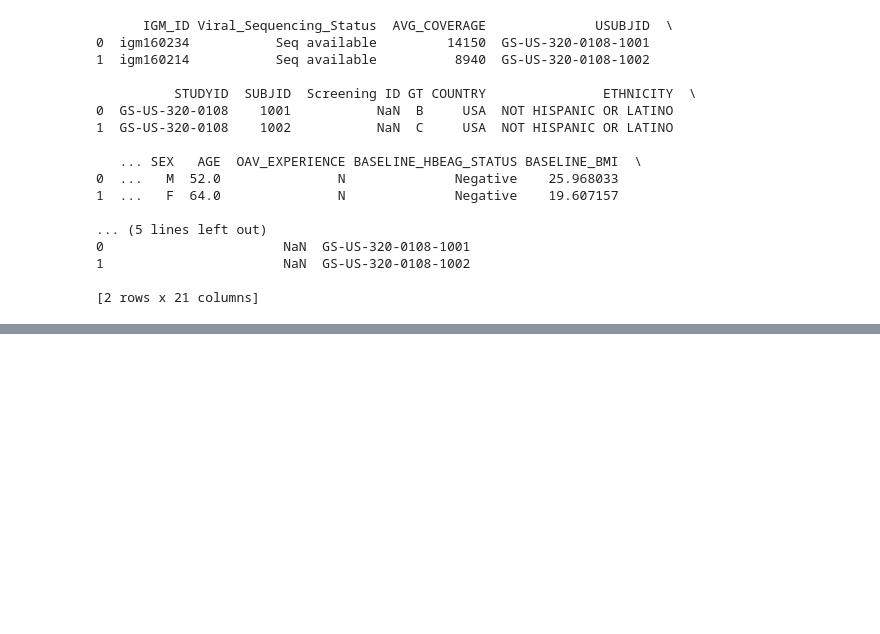
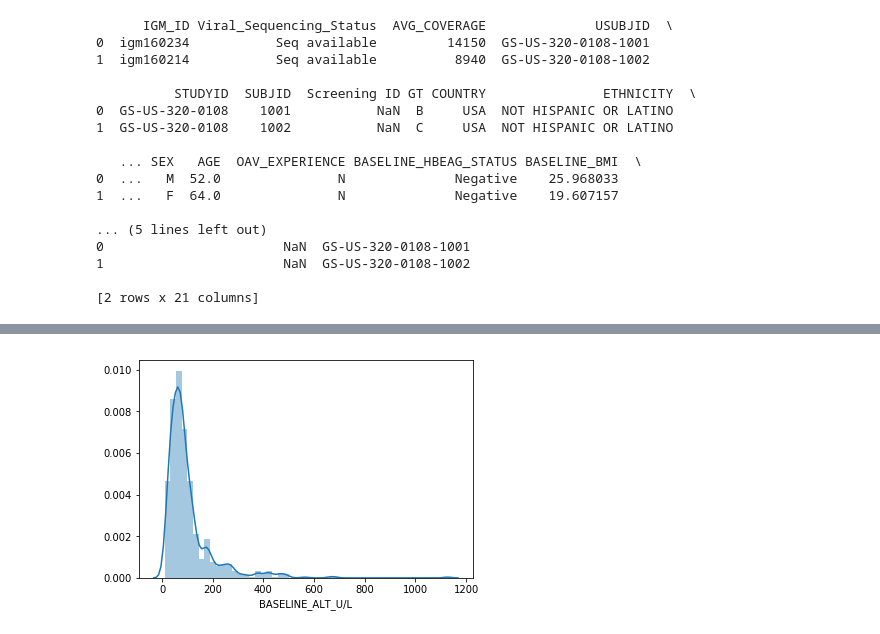
Before and after one commit to matthiaszeller/HBV, a Jupyter notebook: Clinical data.ipynb, the cells around one changed output, grey strips where cells are left out. Saved outputs shown, nothing was run; the diff lists cells and outputs as text; code cells hidden in the pictures; blank space fills up the shorter version.

```diff
--- a/Clinical data.ipynb
+++ b/Clinical data.ipynb
@@ -43,0 +176,4 @@ df.shape
+# %%
+sns.distplot(df['BASELINE_ALT_U/L']);
+# %% [output]
+[figure, added]
```
Also changed, not shown: parts of 28 cells of this notebook.
